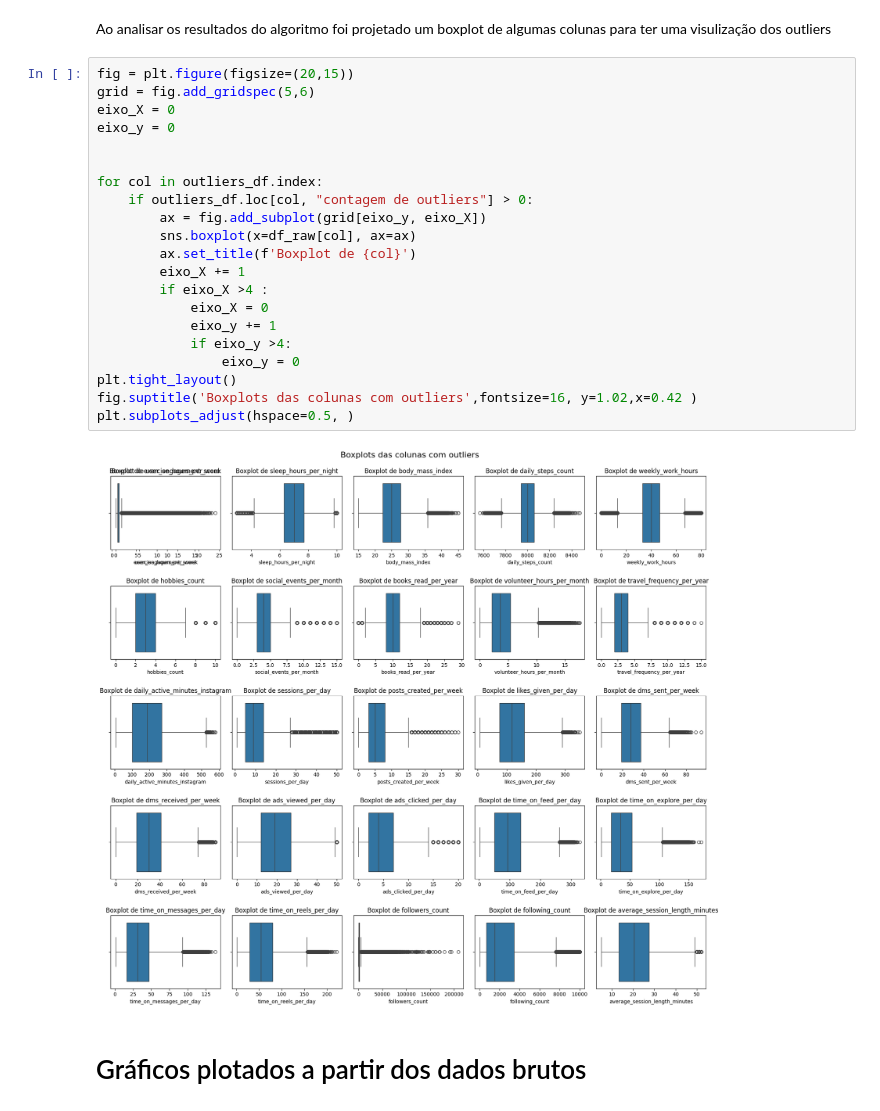
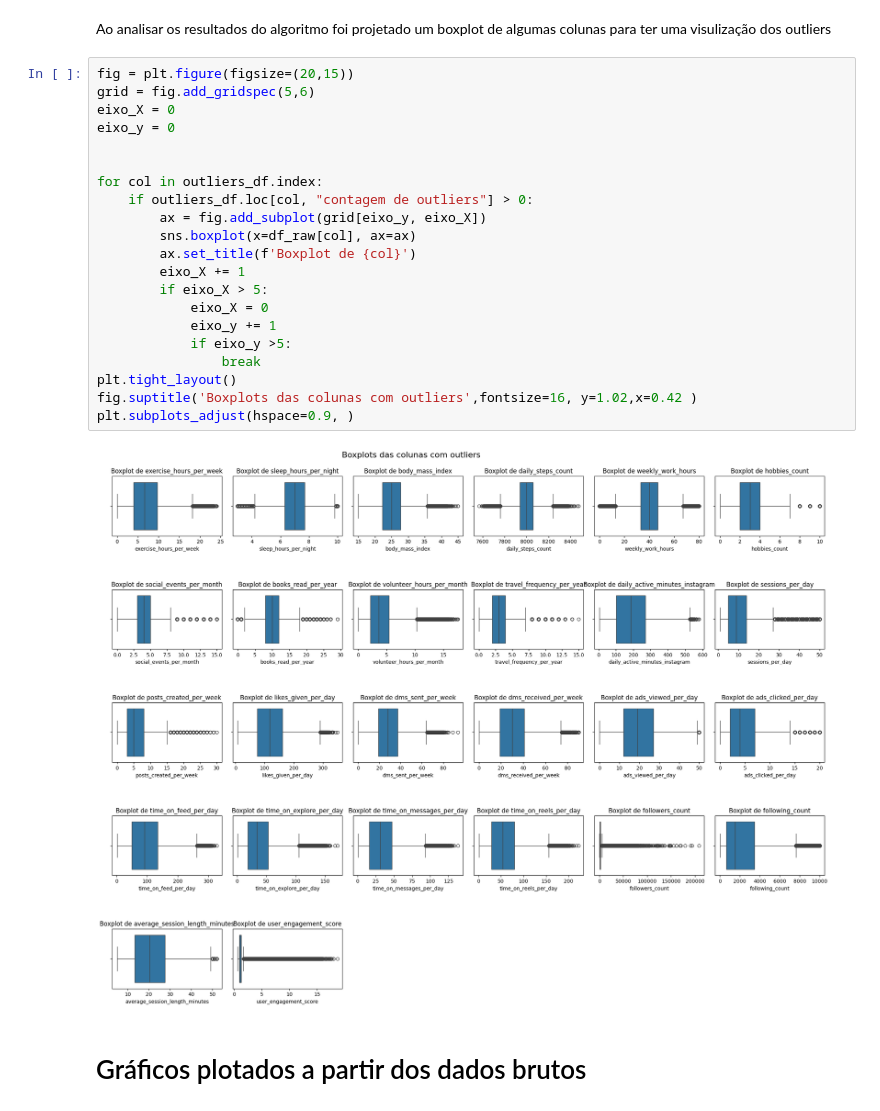
Before and after one commit to H3ytt0r62/SBD2-Social_Media_User_Analysis, a Jupyter notebook: Data layer/Raw/analytcs.ipynb, the cells around one changed output. Drawn from its saved outputs; the diff is of its cells as text.

```diff
--- a/Data layer/Raw/analytcs.ipynb
+++ b/Data layer/Raw/analytcs.ipynb
@@ -123,26 +124,26 @@ Ao analisar os resultados do algoritmo foi projetado um boxplot de algumas colun
 # %%
 fig = plt.figure(figsize=(20,15))
 grid = fig.add_gridspec(5,6)
 eixo_X = 0
 eixo_y = 0
 
 
 for col in outliers_df.index:
     if outliers_df.loc[col, "contagem de outliers"] > 0:
         ax = fig.add_subplot(grid[eixo_y, eixo_X])
         sns.boxplot(x=df_raw[col], ax=ax)
         ax.set_title(f'Boxplot de {col}')
         eixo_X += 1
-        if eixo_X >4 :
+        if eixo_X > 5:
             eixo_X = 0
             eixo_y += 1
-            if eixo_y >4:
-                eixo_y = 0
+            if eixo_y >5:
+                break
 plt.tight_layout()
 fig.suptitle('Boxplots das colunas com outliers',fontsize=16, y=1.02,x=0.42 )
-plt.subplots_adjust(hspace=0.5, )
+plt.subplots_adjust(hspace=0.9, )
 # %% [output]
-[figure, old version]
+[figure, new version]
 # %% [markdown]
 #  Gráficos plotados a partir dos dados brutos
 # %% [markdown]
```
Also changed, not shown: parts of 2 cells of this notebook.
